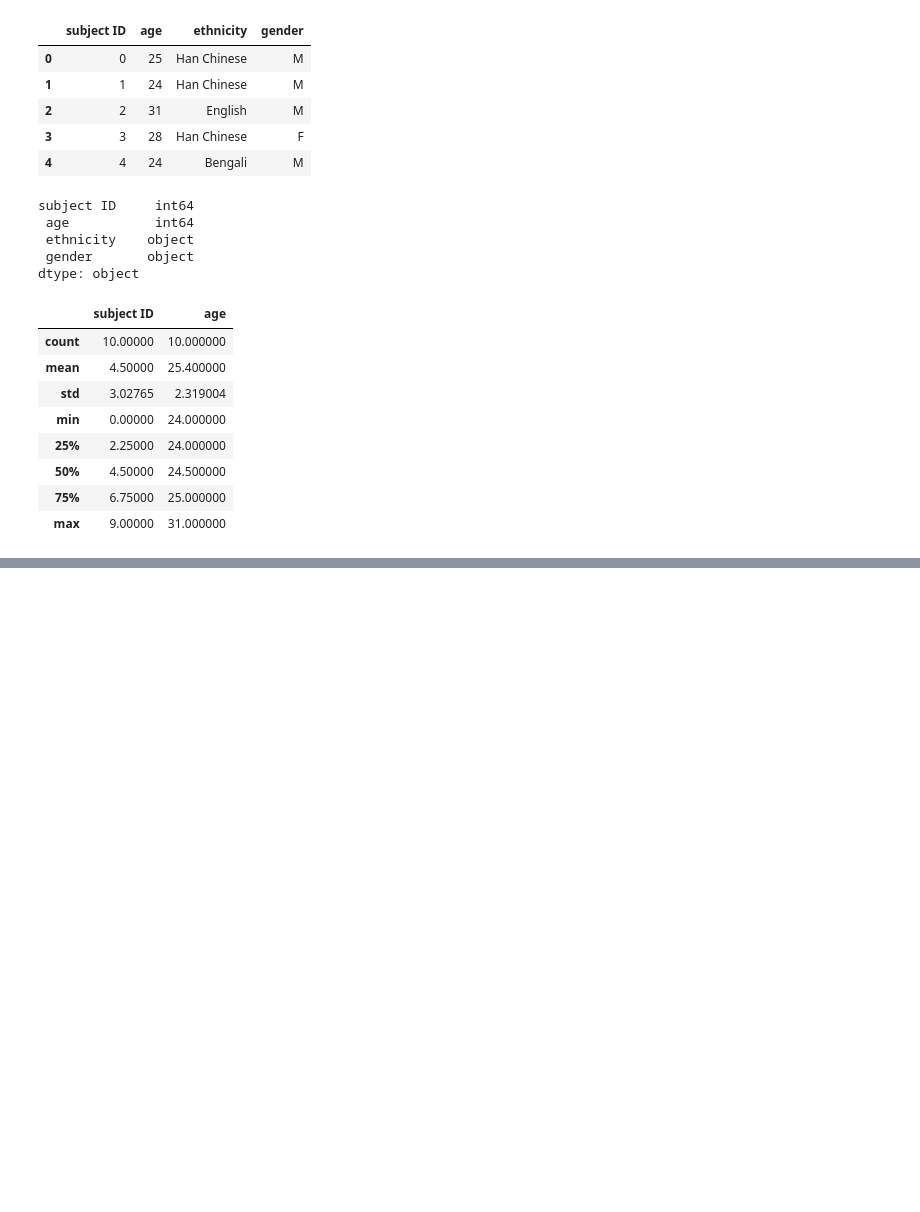
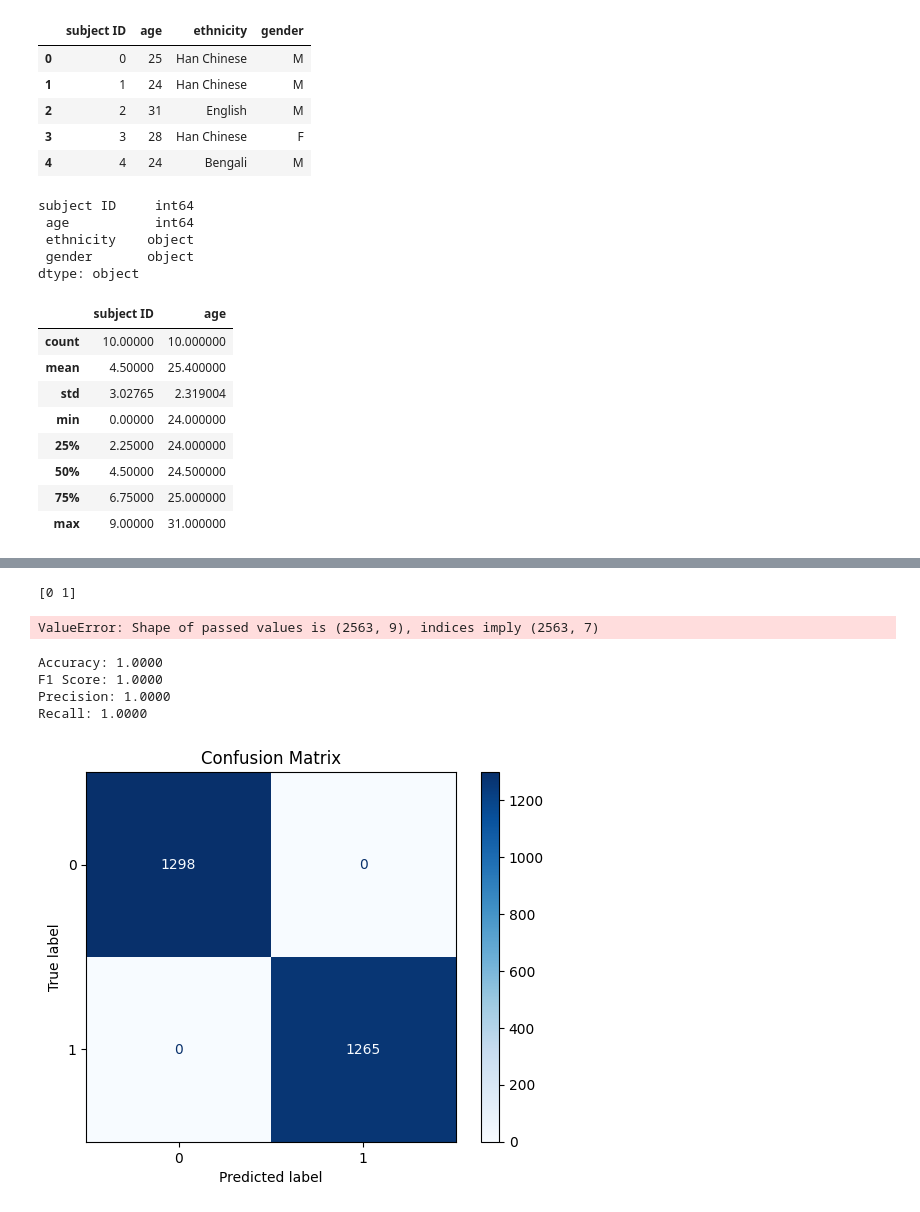
Before and after one commit to anisha150213/CS-790-Project, a Jupyter notebook: main.ipynb, the cells around one changed output, grey strips where cells are left out. Saved outputs shown, nothing was run; the diff lists cells and outputs as text; code cells hidden in the pictures; blank space fills up the shorter version.

Commit message:
with test result in csv

```diff
--- a/main.ipynb
+++ b/main.ipynb
@@ -105,0 +196,3 @@ dtype: object
+# %%
+# split the train and test set
+X_train, X_test, y_train, y_test = train_test_split(X, y, test_size=0.2, random_state=42)
@@ -105,0 +268,3 @@ dtype: object
+# %%
+# best model
+best_model = load_model(f'saved_models/lstm_fold_{best_fold_no}.h5')
@@ -105,0 +278,4 @@ dtype: object
+# %%
+# predict test cases
+y_pred_prob = best_model.predict(X_test).flatten()
+y_pred_prob
@@ -105,0 +286,41 @@ dtype: object
+# %%
+y_pred_class = (y_pred_prob > 0.5).astype(int)
+print(np.unique(y_pred_class))
+# %% [output]
+[0 1]
+# %%
+X_test_2d = X_test.reshape((X_test.shape[0], X_test.shape[2]))
+result_df = pd.DataFrame(X_test_2d, columns=selected_features[:-2])
+result_df['True_Label'] = y_test
+result_df['Predicted_Prob'] = y_pred_prob
+result_df['Predicted_Label'] = y_pred_class
+
+result_df.to_csv('test_results.csv', index=False)
+# %% [output]
+ValueError: Shape of passed values is (2563, 9), indices imply (2563, 7)
+# %%
+# Evaluate the model
+accuracy = accuracy_score(y_test, y_pred_class)
+f1 = f1_score(y_test, y_pred_class)
+precision = precision_score(y_test, y_pred_class)
+recall = recall_score(y_test, y_pred_class)
+
+print(f"Accuracy: {accuracy:.4f}")
+print(f"F1 Score: {f1:.4f}")
+print(f"Precision: {precision:.4f}")
+print(f"Recall: {recall:.4f}")
+# %% [output]
+Accuracy: 1.0000
+F1 Score: 1.0000
+Precision: 1.0000
+Recall: 1.0000
+# %%
+# confusion metric
+cm = confusion_matrix(y_test, y_pred_class)
+
+disp = ConfusionMatrixDisplay(confusion_matrix=cm, display_labels=[0, 1])
+disp.plot(cmap='Blues')
+plt.title('Confusion Matrix')
+plt.show()
+# %% [output]
+[figure, added]
```
Also changed, not shown: parts of 22 cells of this notebook, 11 other files.
